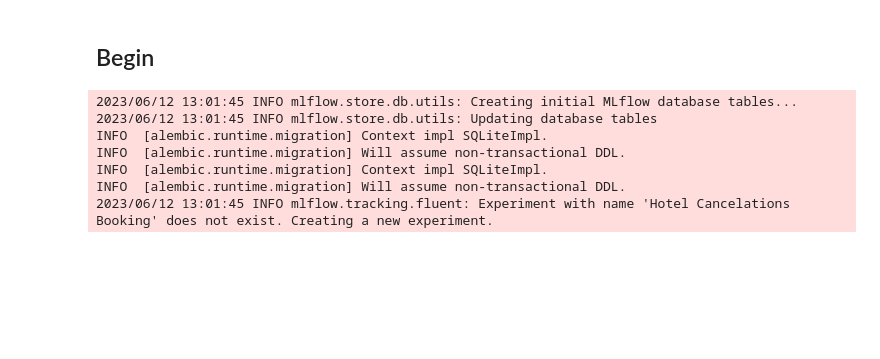
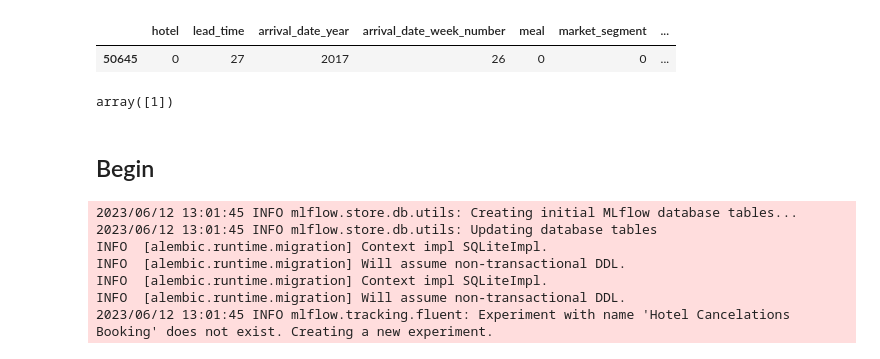
Before and after one commit to alyssonvidal/Hotel-Booking-Cancelations, a Jupyter notebook: notebooks/teste.ipynb, the cells around one changed output. Saved outputs shown, nothing was run; the diff lists cells and outputs as text; code cells hidden in the pictures; blank space fills up the shorter version.

```diff
--- a/notebooks/teste.ipynb
+++ b/notebooks/teste.ipynb
@@ -3,0 +15,6 @@
+# %%
+X_test = X.sample()
+X_test
+# %% [output]
+|  | hotel | lead_time | arrival_date_year | arrival_date_week_number | meal | market_segment | ... |
+| 50645 | 0 | 27 | 2017 | 26 | 0 | 0 | ... |
@@ -4,3 +26,7 @@
+# %%
+y_pred
+# %% [output]
+array([1])
 # %%
 import mlflow
 import mlflow.sklearn
```
Also changed, not shown: parts of 4 cells of this notebook, 26 other files.
